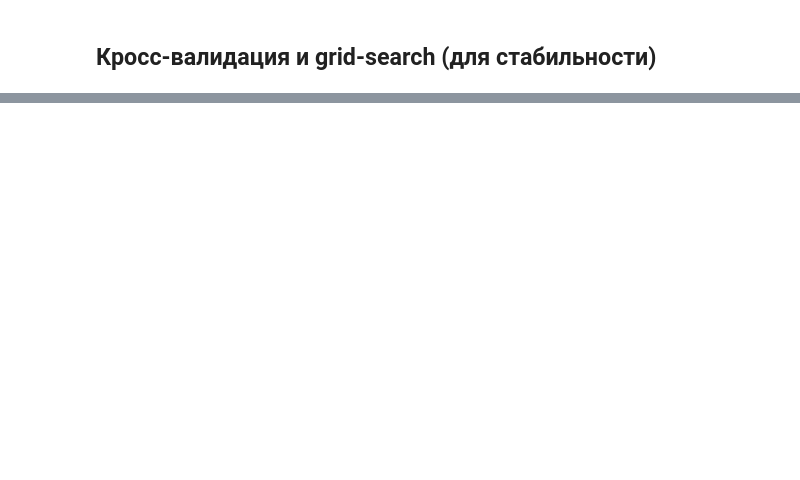
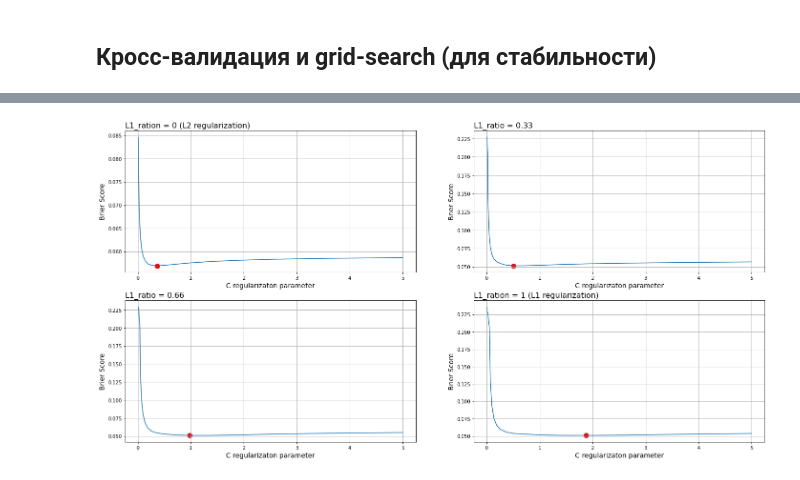
Before and after one commit to MKurseev/master_thesis, a Jupyter notebook: main_file.ipynb, the cells around one changed output, grey strips where cells are left out. Cells and saved outputs as stored; diff of their text form; code cells hidden in the pictures; blank space fills up the shorter version.

```diff
--- a/main_file.ipynb
+++ b/main_file.ipynb
@@ -208,0 +193,7 @@ brier_score_loss(y_test, y_prob)
+# %%
+%%time
+lr = LogisticRegression(max_iter= 350, l1_ratio=0.66,  random_state=12, n_jobs=-1)
+clf_66 = GridSearchCV(lr, parameters, cv=k_fold, scoring='neg_brier_score')
+
+clf_66.fit(X_train, y_train)
+clf_66.best_estimator_
@@ -208,0 +204,7 @@ brier_score_loss(y_test, y_prob)
+# %%
+%%time
+lr = LogisticRegression(max_iter= 350, l1_ratio=1,  random_state=12, n_jobs=-1)
+clf_1 = GridSearchCV(lr, parameters, cv=k_fold, scoring='neg_brier_score')
+
+clf_1.fit(X_train, y_train)
+clf_1.best_estimator_
@@ -208,0 +215,31 @@ brier_score_loss(y_test, y_prob)
+# %%
+clf_l1_diff = [clf_0, clf_33, clf_66, clf_1]
+plot_names = [
+    'L1_ration = 0 (L2 regularization)',
+    'L1_ratio = 0.33',
+    'L1_ratio = 0.66',
+    'L1_ration = 1 (L1 regularization)',
+]
+# %%
+def plot_res(
+    plot_data : pd.DataFrame,
+    name      : 'str',
+    ax,
+) -> None:
+    plot_res = pd.DataFrame(plot_data.cv_results_)
+
+    plt.title(name, fontsize=16, loc='left')
+
+    plt.plot(plot_res['param_C'], -plot_res['mean_test_score'])
+    plt.scatter(plot_data.best_params_['C'], -plot_data.best_score_, color='red', linewidths=5, alpha=1)
+
+    plt.xlabel('C regularizaton parameter', fontsize=14)
+    plt.ylabel('Brier Score', fontsize=14)
+    plt.grid()
+# %%
+fig = plt.figure(figsize=(24, 12))
+
+for i in [0, 1, 2, 3]:
+    plot_res(clf_l1_diff[i], plot_names[i], ax= plt.subplot(2, 2, i+1))
+# %% [output]
+[figure, added]
```
Also changed, not shown: parts of 26 cells of this notebook.
